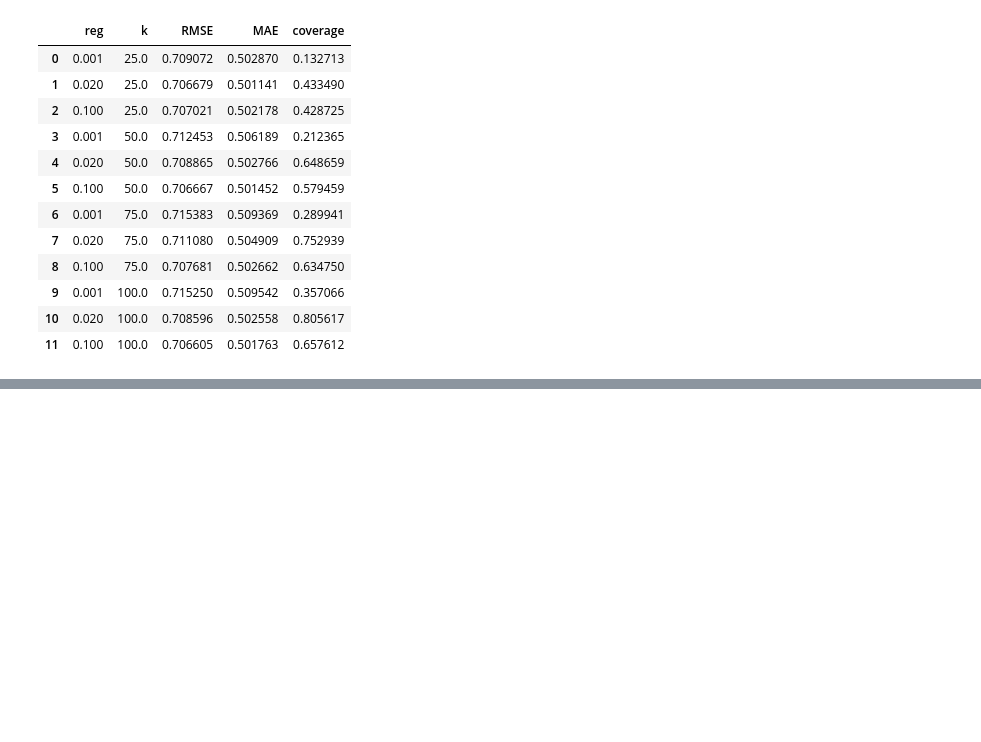
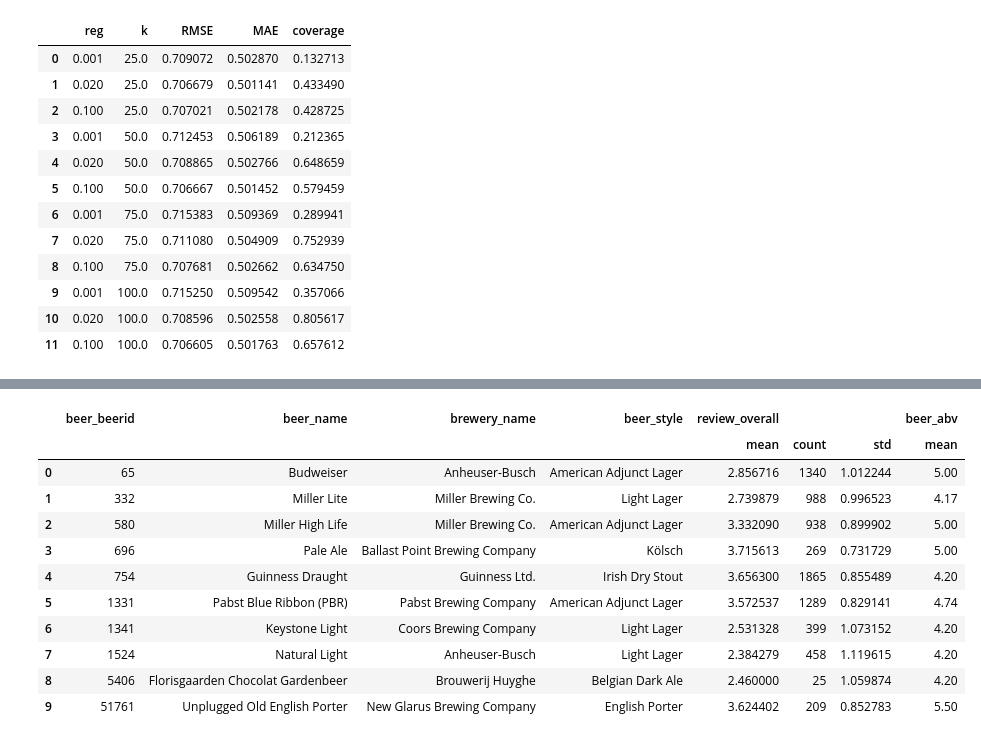
Before and after one commit to LucasLyons/Beer-Project, a Jupyter notebook: notebooks/06_model_selection.ipynb, the cells around one changed output, grey strips where cells are left out. Saved outputs shown, nothing was run; the diff lists cells and outputs as text; code cells hidden in the pictures; blank space fills up the shorter version.

```diff
--- a/notebooks/06_model_selection.ipynb
+++ b/notebooks/06_model_selection.ipynb
@@ -289,0 +273,3 @@ get_beer_data(baseline, models[7].get_top_N(N=10)[1000], item_encoder)
+# %%
+model = ManualSVD(k=50, reg_bias=0.2, bias_lr=0.003, latent_lr=0.01, reg_latent=0.005)
+model.fit(ui_csr, validation, verbose=True)
@@ -289,0 +294,15 @@ get_beer_data(baseline, models[7].get_top_N(N=10)[1000], item_encoder)
+# %%
+get_beer_data(baseline, model.get_top_N(N=10, biases=False, a=0.3)[154], item_encoder)
+# %% [output]
+|  | beer_beerid | beer_name | brewery_name | beer_style | review_overall |  |  | beer_abv |
+|  |  |  |  |  | mean | count | std | mean |
+| 0 | 65 | Budweiser | Anheuser-Busch | American Adjunct Lager | 2.856716 | 1340 | 1.012244 | 5.00 |
+| 1 | 332 | Miller Lite | Miller Brewing Co. | Light Lager | 2.739879 | 988 | 0.996523 | 4.17 |
+| 2 | 580 | Miller High Life | Miller Brewing Co. | American Adjunct Lager | 3.332090 | 938 | 0.899902 | 5.00 |
+| 3 | 696 | Pale Ale | Ballast Point Brewing Company | Kölsch | 3.715613 | 269 | 0.731729 | 5.00 |
+| 4 | 754 | Guinness Draught | Guinness Ltd. | Irish Dry Stout | 3.656300 | 1865 | 0.855489 | 4.20 |
+| 5 | 1331 | Pabst Blue Ribbon (PBR) | Pabst Brewing Company | American Adjunct Lager | 3.572537 | 1289 | 0.829141 | 4.74 |
+| 6 | 1341 | Keystone Light | Coors Brewing Company | Light Lager | 2.531328 | 399 | 1.073152 | 4.20 |
+| 7 | 1524 | Natural Light | Anheuser-Busch | Light Lager | 2.384279 | 458 | 1.119615 | 4.20 |
+| 8 | 5406 | Florisgaarden Chocolat Gardenbeer | Brouwerij Huyghe | Belgian Dark Ale | 2.460000 | 25 | 1.059874 | 4.20 |
+| 9 | 51761 | Unplugged Old English Porter | New Glarus Brewing Company | English Porter | 3.624402 | 209 | 0.852783 | 5.50 |
```
Also changed, not shown: parts of 15 cells of this notebook, 6 other files.
